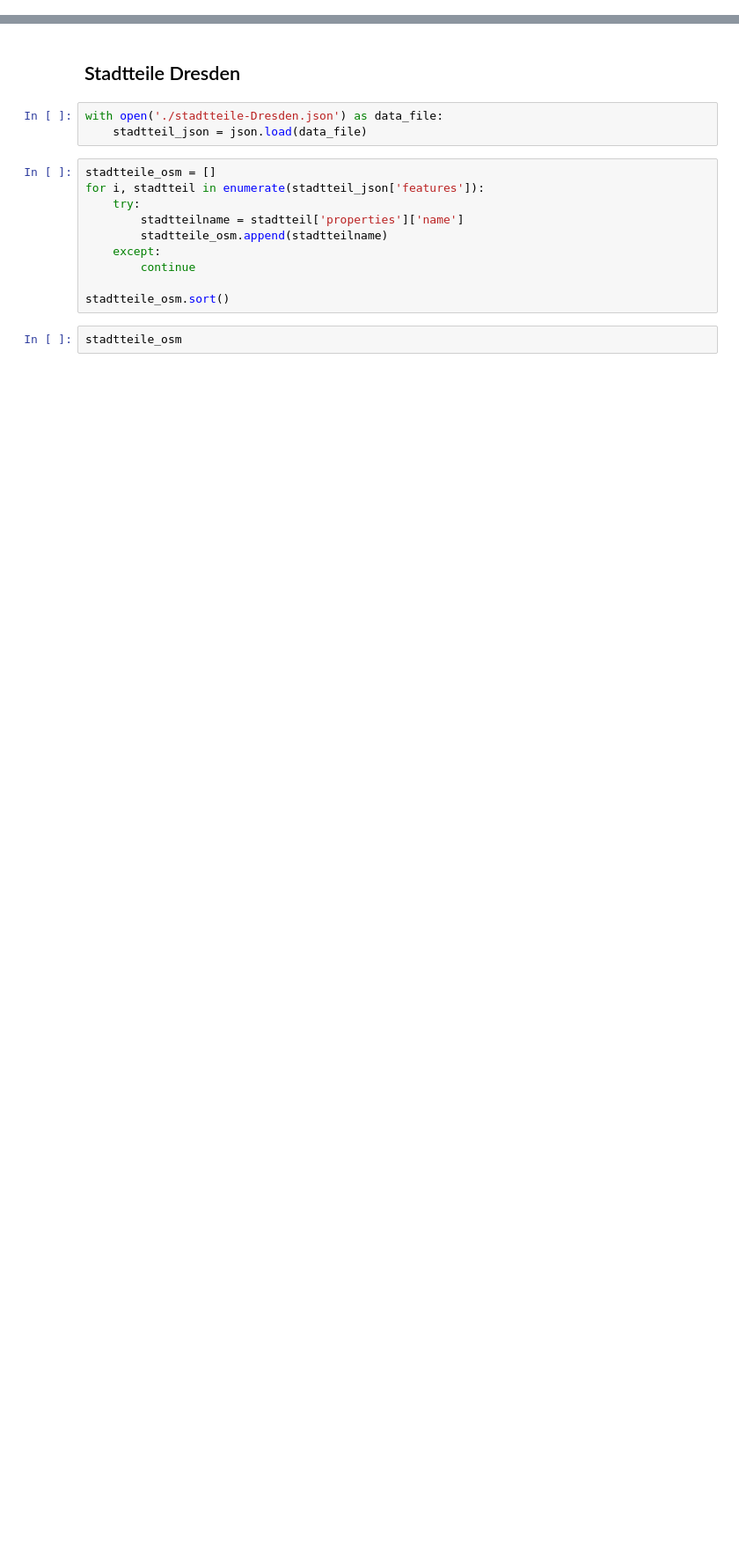
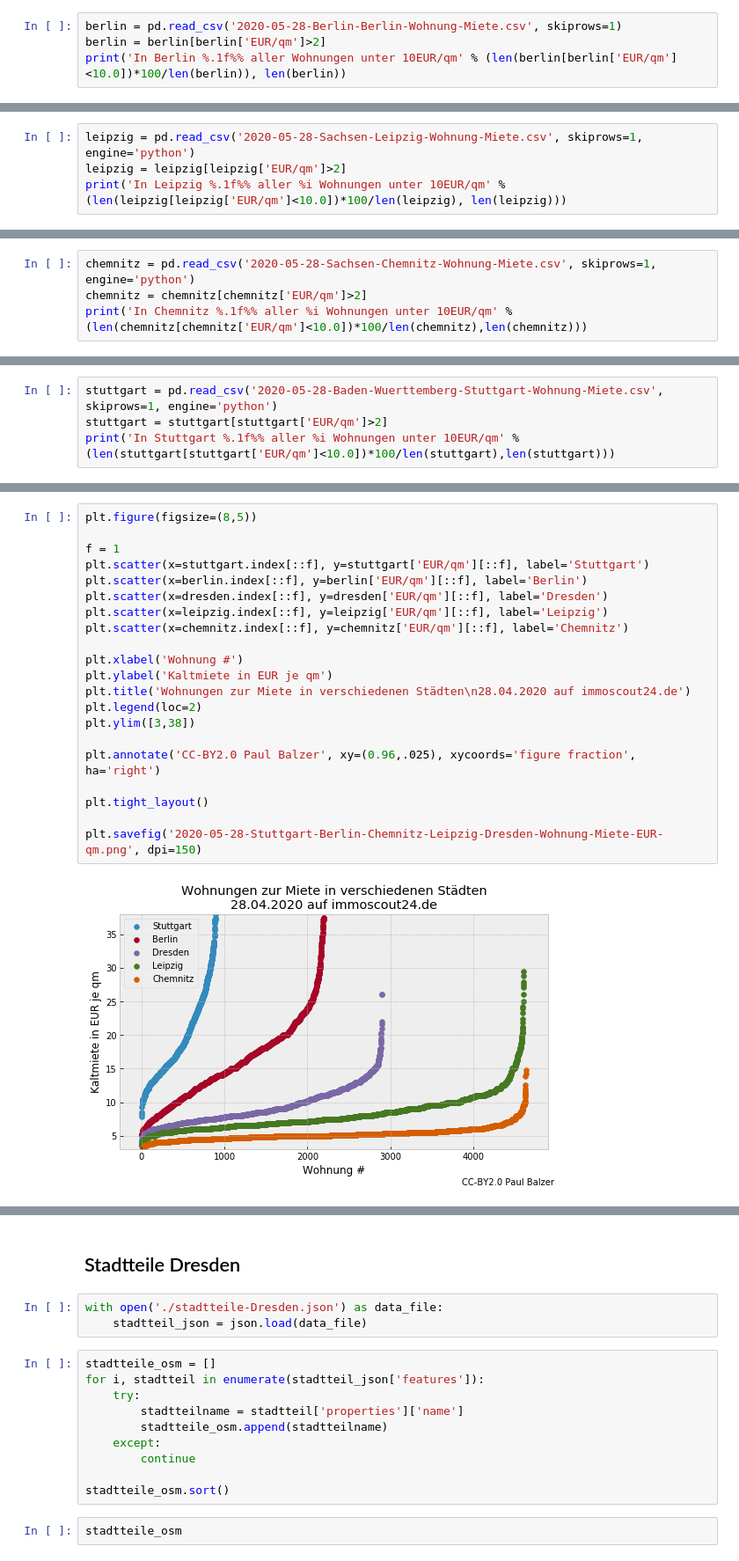
Before and after one commit to balzer82/immoscraper, a Jupyter notebook: immoanalyze.ipynb, the cells around one changed output, grey strips where cells are left out. Shown at 88% size. Saved outputs shown, nothing was run; the diff lists cells and outputs as text; blank space fills up the shorter version.

```diff
--- a/immoanalyze.ipynb
+++ b/immoanalyze.ipynb
@@ -9,0 +64,4 @@ sns.set_context('talk')
+# %%
+berlin = pd.read_csv('2020-05-28-Berlin-Berlin-Wohnung-Miete.csv', skiprows=1)
+berlin = berlin[berlin['EUR/qm']>2]
+print('In Berlin %.1f%% aller Wohnungen unter 10EUR/qm' % (len(berlin[berlin['EUR/qm']<10.0])*100/len(berlin)), len(berlin))
@@ -9,0 +84,4 @@ sns.set_context('talk')
+# %%
+leipzig = pd.read_csv('2020-05-28-Sachsen-Leipzig-Wohnung-Miete.csv', skiprows=1, engine='python')
+leipzig = leipzig[leipzig['EUR/qm']>2]
+print('In Leipzig %.1f%% aller %i Wohnungen unter 10EUR/qm' % (len(leipzig[leipzig['EUR/qm']<10.0])*100/len(leipzig), len(leipzig)))
@@ -9,0 +90,4 @@ sns.set_context('talk')
+# %%
+chemnitz = pd.read_csv('2020-05-28-Sachsen-Chemnitz-Wohnung-Miete.csv', skiprows=1, engine='python')
+chemnitz = chemnitz[chemnitz['EUR/qm']>2]
+print('In Chemnitz %.1f%% aller %i Wohnungen unter 10EUR/qm' % (len(chemnitz[chemnitz['EUR/qm']<10.0])*100/len(chemnitz),len(chemnitz)))
@@ -9,0 +96,4 @@ sns.set_context('talk')
+# %%
+stuttgart = pd.read_csv('2020-05-28-Baden-Wuerttemberg-Stuttgart-Wohnung-Miete.csv', skiprows=1, engine='python')
+stuttgart = stuttgart[stuttgart['EUR/qm']>2]
+print('In Stuttgart %.1f%% aller %i Wohnungen unter 10EUR/qm' % (len(stuttgart[stuttgart['EUR/qm']<10.0])*100/len(stuttgart),len(stuttgart)))
@@ -9,0 +116,23 @@ sns.set_context('talk')
+# %%
+plt.figure(figsize=(8,5))
+
+f = 1
+plt.scatter(x=stuttgart.index[::f], y=stuttgart['EUR/qm'][::f], label='Stuttgart')
+plt.scatter(x=berlin.index[::f], y=berlin['EUR/qm'][::f], label='Berlin')
+plt.scatter(x=dresden.index[::f], y=dresden['EUR/qm'][::f], label='Dresden')
+plt.scatter(x=leipzig.index[::f], y=leipzig['EUR/qm'][::f], label='Leipzig')
+plt.scatter(x=chemnitz.index[::f], y=chemnitz['EUR/qm'][::f], label='Chemnitz')
+
+plt.xlabel('Wohnung #')
+plt.ylabel('Kaltmiete in EUR je qm')
+plt.title('Wohnungen zur Miete in verschiedenen Städten\n28.04.2020 auf immoscout24.de')
+plt.legend(loc=2)
+plt.ylim([3,38])
+
+plt.annotate('CC-BY2.0 Paul Balzer', xy=(0.96,.025), xycoords='figure fraction', ha='right')
+
+plt.tight_layout()
+
+plt.savefig('2020-05-28-Stuttgart-Berlin-Chemnitz-Leipzig-Dresden-Wohnung-Miete-EUR-qm.png', dpi=150)
+# %% [output]
+[figure, added]
```
Also changed, not shown: parts of 48 cells of this notebook, 1 other file.
